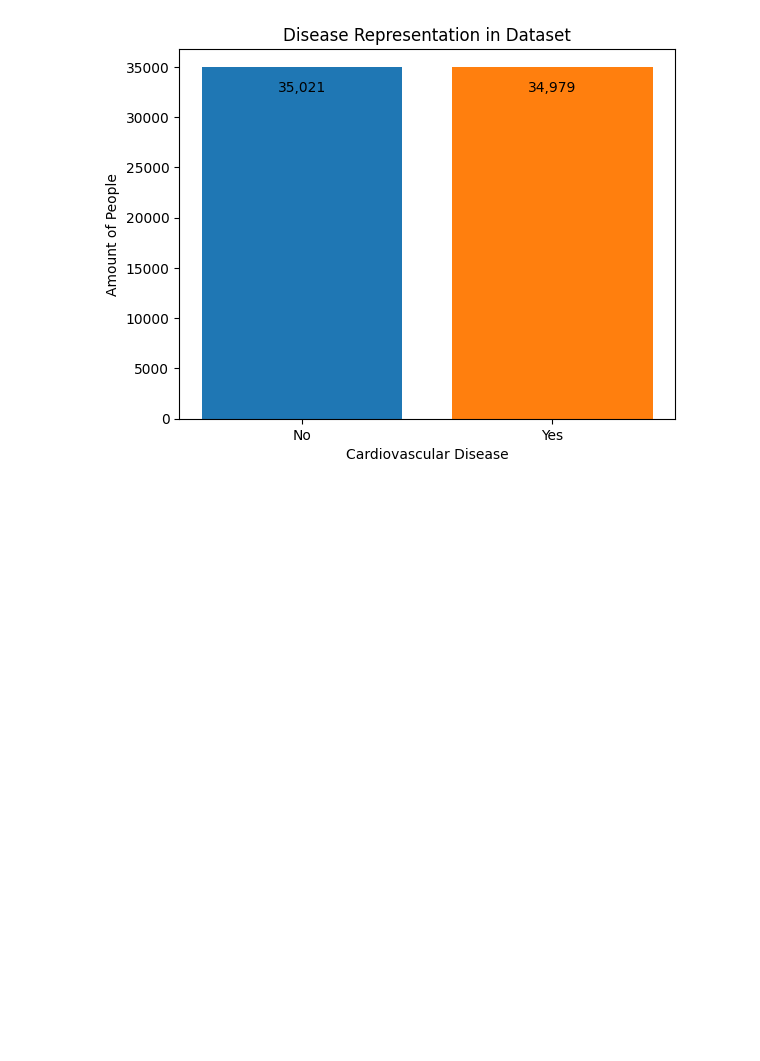
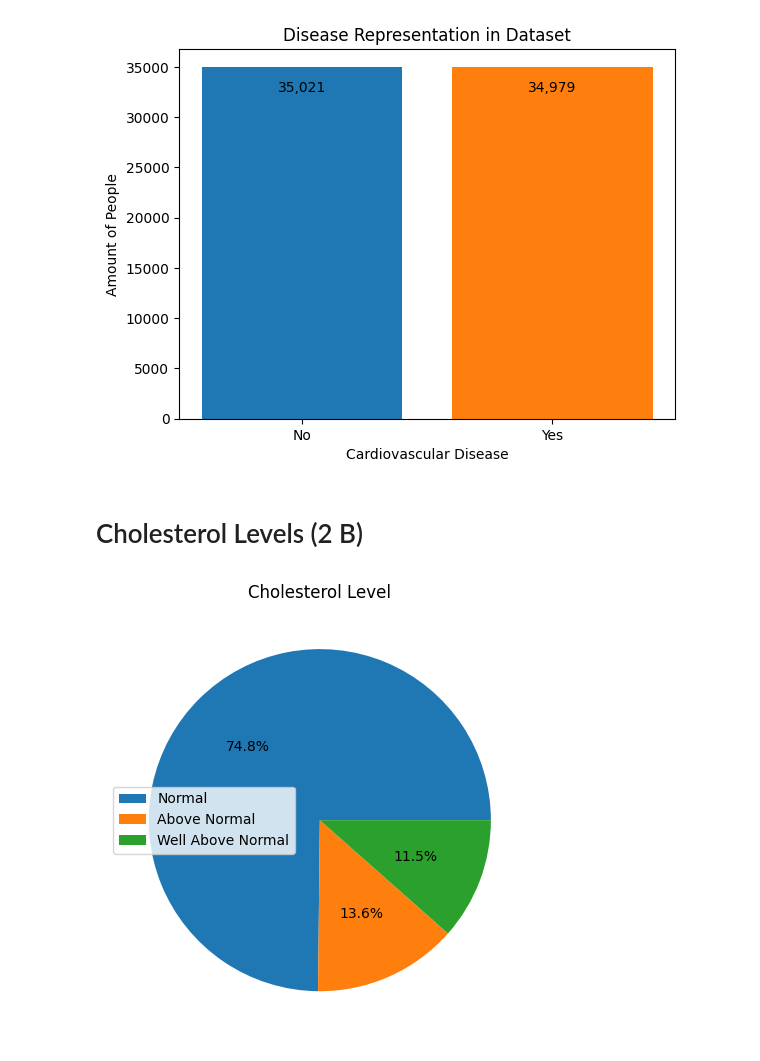
Before and after one commit to Andreas-Svensson/disease_prediction, a Jupyter notebook: data_analysis.ipynb, the cells around one changed output. Drawn from its saved outputs; the diff is of its cells as text; code cells hidden in the pictures; blank space fills up the shorter version.

Commit message:
pie chart of cholesterol levels

```diff
--- a/data_analysis.ipynb
+++ b/data_analysis.ipynb
@@ -35,3 +34,22 @@ for p in ax.containers: # show and format values on bars
 ax.set(title = "Disease Representation in Dataset", xlabel = "Cardiovascular Disease", ylabel = "Amount of People");
 # %% [output]
 [figure]
+# %% [markdown]
+# Cholesterol Levels (2 B)
+# %%
+cholesterol = {"Normal": 1, "Above Normal": 2, "Well Above Normal": 3}
+
+fig, ax = plt.subplots()
+
+# plot amount of each cholesterol value (1, 2, 3) in df
+plt.pie(x = [len(df[df["cholesterol"] == i]) for i in cholesterol.values()], autopct=lambda pct: f"{pct:.1f}%")
+
+# map keys to legend
+plt.legend(cholesterol.keys())
+
+# set labels
+ax.set(title = "Cholesterol Level")
+
+plt.tight_layout()
+# %% [output]
+[figure, added]
```
Also changed, not shown: parts of 1 cell of this notebook.
